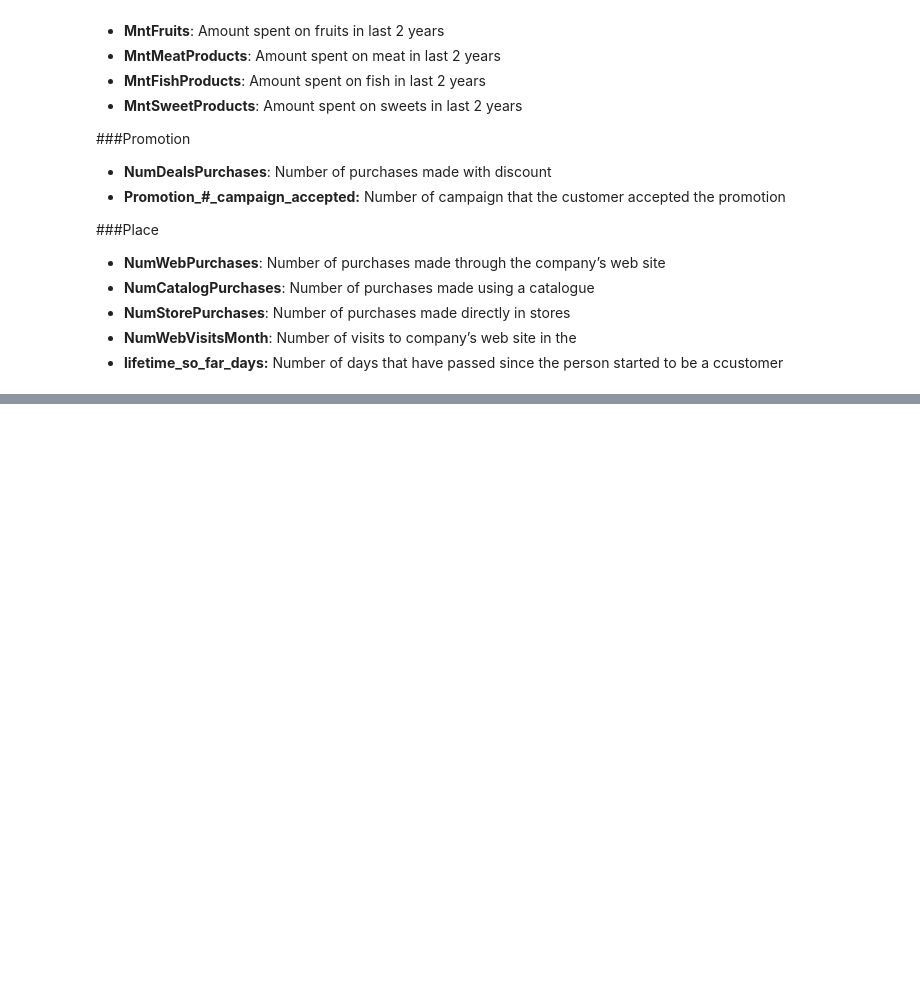
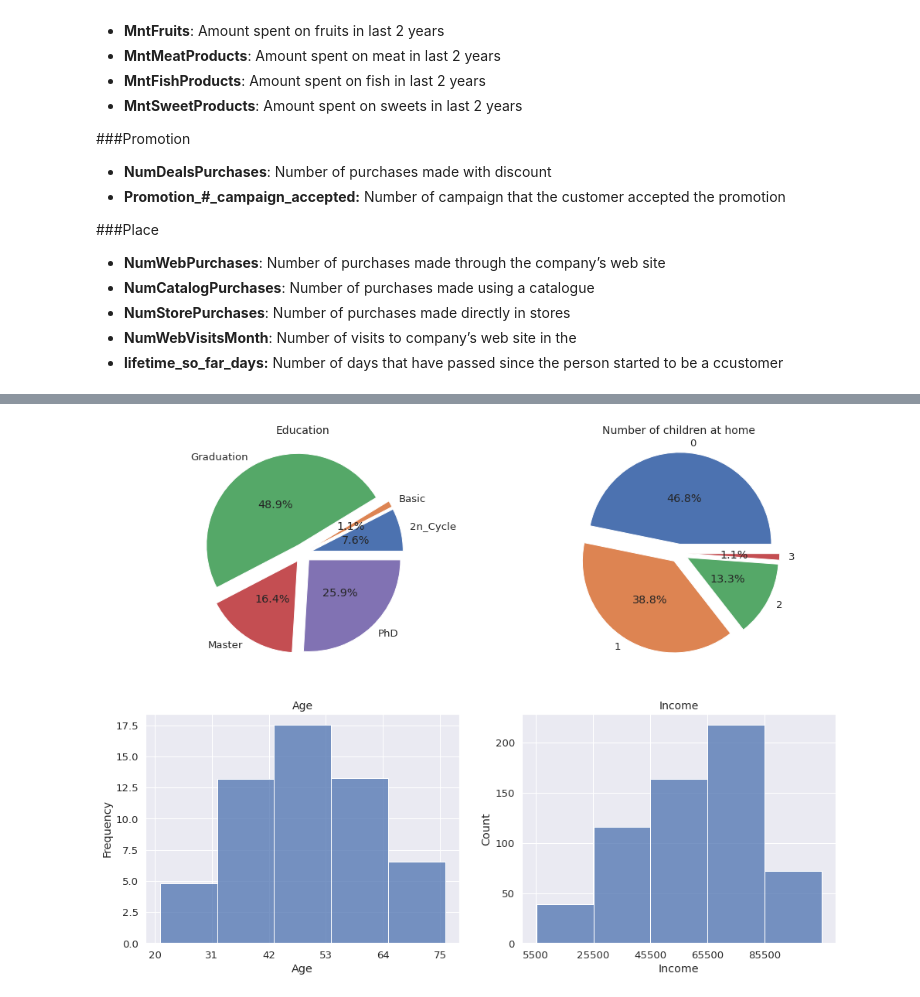
Before and after one commit to nico961009/Learning-AI-and-ML-with-a-Marketing-Campaign-dataset, a Jupyter notebook: 2.-Exploratory_Data_Analysis.ipynb, the cells around one changed output, grey strips where cells are left out. Saved outputs shown, nothing was run; the diff lists cells and outputs as text; code cells hidden in the pictures; blank space fills up the shorter version.

```diff
--- a/2.-Exploratory_Data_Analysis.ipynb
+++ b/2.-Exploratory_Data_Analysis.ipynb
@@ -162,0 +264,28 @@ sns.displot(mk, x="airborne", kind="kde")
+# %%
+data = mk.groupby("Education")['ID'].count()
+data1 = mk.groupby("#_children_at_home")['ID'].count()
+
+fig, ax = plt.subplots(2,2,figsize=[16,12])
+ax = ax.ravel()
+
+labels = data.keys()
+g1 = data.plot(kind='pie', autopct="%.1f%%",explode=[0.1]*5, labels=labels,  pctdistance=0.5, ax = ax[0], legend=[] )
+g1.set_title("Education", fontsize=14)
+g1.set_ylabel(' ')
+
+labels = data1.keys()
+g2 = data1.plot(kind='pie', autopct="%.1f%%", labels=labels,explode=[0.1]*4, pctdistance=0.5, ax = ax[1], legend=[] )
+g2.set_title("Number of children at home", fontsize=14)
+g2.set_ylabel(' ')
+
+g3= sns.histplot(data=mk, x='Age',bins=5,cumulative=False,stat='frequency',ax = ax[2])
+g3.set_xticks(range(20, 80, 11))
+g3.set_title("Age", fontsize=14)
+
+g3= sns.histplot(data=mk, x='Income',bins=5, cumulative=False,ax = ax[3])
+g3.set_xticks(range(5500, 105500, 20000))
+g3.set_title("Income", fontsize=14)
+
+plt.show()
+# %% [output]
+[figure, added]
```
Also changed, not shown: parts of 33 cells of this notebook, 1 other file.
